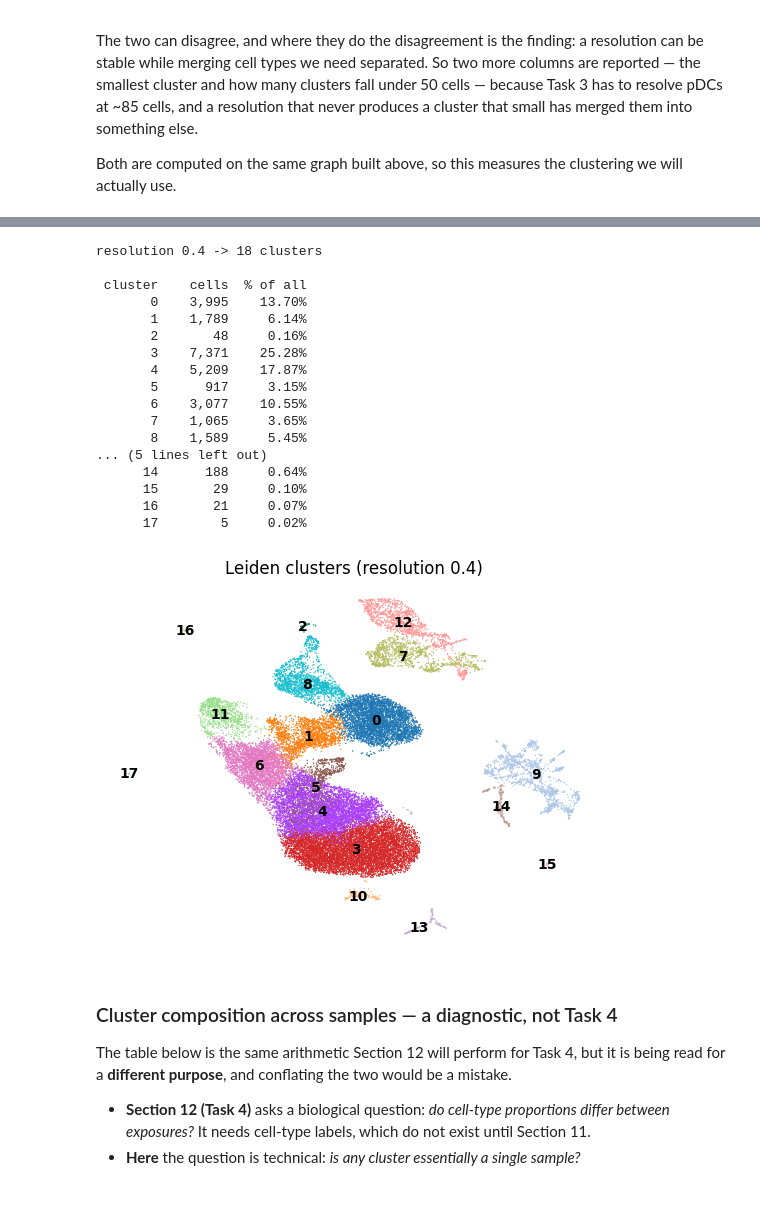
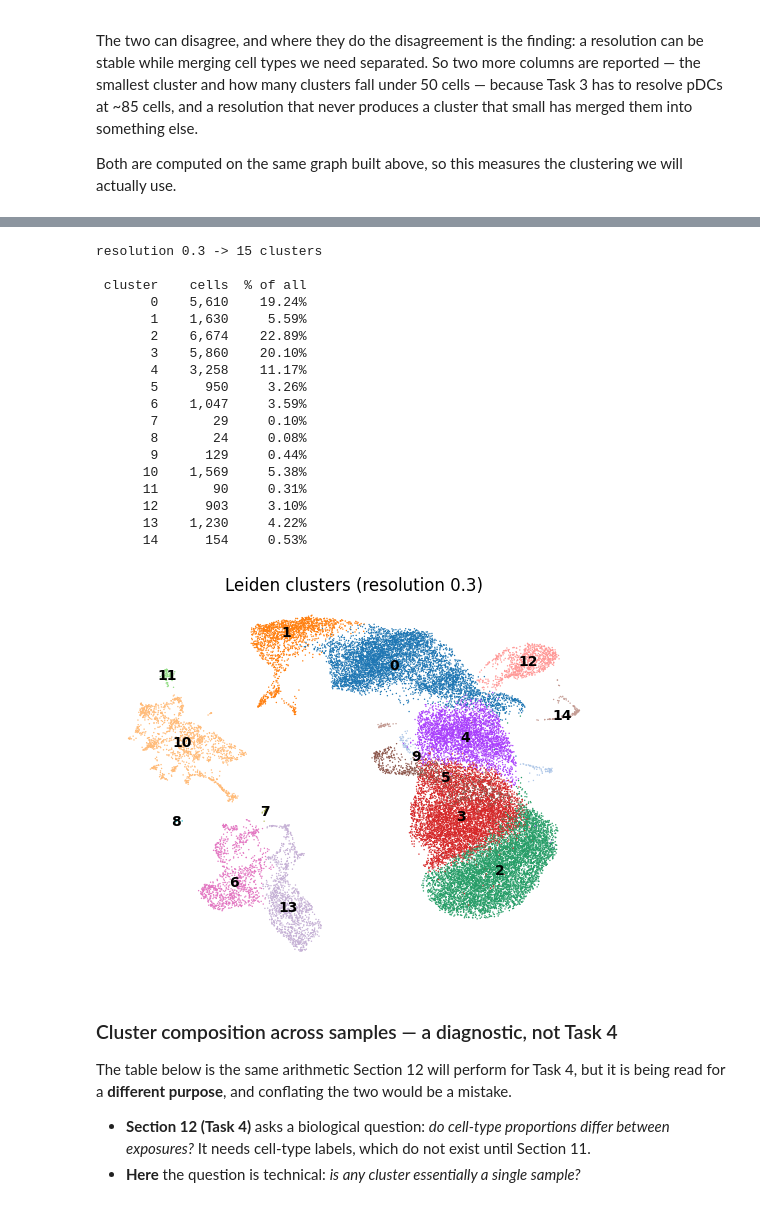
Before and after one commit to paunovicaleksa/GI, a Jupyter notebook: nanoplastics_pipeline.ipynb, the cells around one changed output, grey strips where cells are left out. Saved outputs shown, nothing was run; the diff lists cells and outputs as text; code cells hidden in the pictures.

```diff
--- a/nanoplastics_pipeline.ipynb
+++ b/nanoplastics_pipeline.ipynb
@@ -2948,39 +3012,54 @@ would argue for `resolution=0.1` and the loss of every rare population — which
 sweep also tracked the smallest cluster and the count under 50 cells, and why the tie is
 broken on biological requirements rather than by taking the maximum.
 # %%
-# resolution=0.4: stability 0.863 against 0.892 at 0.2, a gap smaller than the method's
-# own noise (0.3 dips to 0.798 below both neighbours). Tie broken on granularity - see
-# the markdown above.
+# resolution=0.3. This was 0.4, chosen when the inner join's sweep put 0.4 at stability
+# 0.863 against 0.798 at 0.3 - there, 0.4 really was the more stable of the two. The outer
+# join reversed that: 0.2 and 0.3 now tie at 0.834 while 0.4 drops to 0.758, so 0.3 is the
+# highest resolution before stability falls away, which is what the criterion asks for.
+#
+# Keeping 0.4 would have meant defending it with knowledge from the run being replaced.
+# Checked rather than assumed: at 0.3 the only population that merges away is the CD8
+# effector / effector-memory split. MAIT, Treg, Basophil, both B subsets and both monocyte
+# groups all stay separate. That split is also the annotation's most contested call
+# (Section 11b, previous run: 911 of 1,789 cells disputed by both external schemes; the
+# split no longer exists at 0.3) and COARSE merges it into 'CD8 T' before Section 13 tests
+# anything, so it costs nothing downstream.
+#
+# Note what stability cannot do: it falls as resolution rises simply because more clusters
+# mean more boundaries to disagree about - 0.1 scores highest at 0.945 on 9 clusters, far
+# too few for PBMCs. It rules out unstable regions; it cannot pick a resolution alone.
+RESOLUTION = 0.3
 sc.tl.leiden(adata, resolution=RESOLUTION, key_added='leiden', flavor='igraph',
              n_iterations=2, directed=False, random_state=0)
 
 sizes = adata.obs['leiden'].value_counts().sort_index()
 print(f'resolution {RESOLUTION} -> {len(sizes)} clusters\n')
 print(f'{"cluster":>8}{"cells":>9}{"% of all":>10}')
 for cl, n in sizes.items():
     print(f'{cl:>8}{n:>9,}{100 * n / adata.n_obs:>9.2f}%')
 
 sc.pl.umap(adata, color='leiden', legend_loc='on data',
            title=f'Leiden clusters (resolution {RESOLUTION})', frameon=False)
 # %% [output]
-resolution 0.4 -> 18 clusters
+resolution 0.3 -> 15 clusters
 
  cluster    cells  % of all
-       0    3,995    13.70%
-       1    1,789     6.14%
-       2       48     0.16%
-       3    7,371    25.28%
-       4    5,209    17.87%
-       5      917     3.15%
-       6    3,077    10.55%
-       7    1,065     3.65%
-       8    1,589     5.45%
-... (5 lines left out)
-      14      188     0.64%
-      15       29     0.10%
-      16       21     0.07%
-      17        5     0.02%
+       0    5,610    19.24%
+       1    1,630     5.59%
+       2    6,674    22.89%
+       3    5,860    20.10%
+       4    3,258    11.17%
+       5      950     3.26%
+       6    1,047     3.59%
+       7       29     0.10%
+       8       24     0.08%
+       9      129     0.44%
+      10    1,569     5.38%
+      11       90     0.31%
+      12      903     3.10%
+      13    1,230     4.22%
+      14      154     0.53%
-[figure, old version]
+[figure, new version]
 # %% [markdown]
 ### Cluster composition across samples — a diagnostic, not Task 4
 
```
Also changed, not shown: parts of 70 cells of this notebook, 1 other file.
